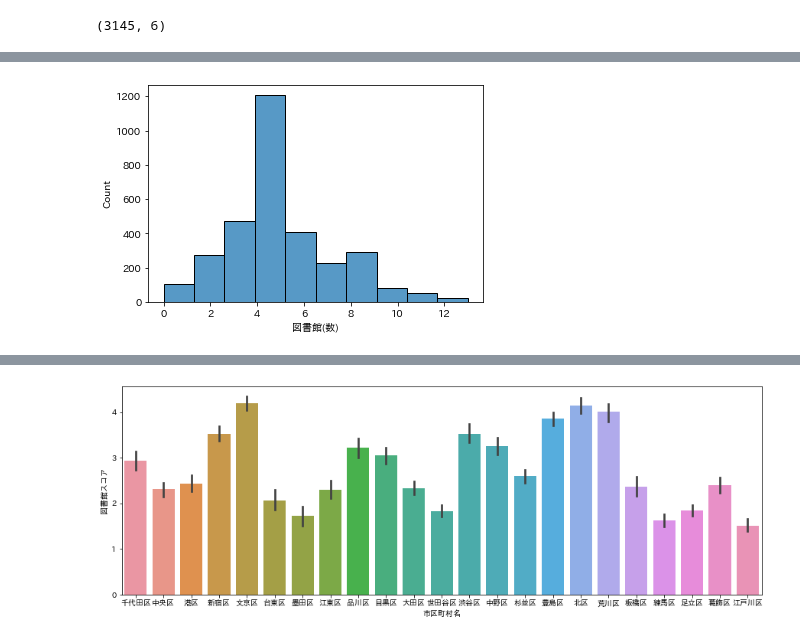
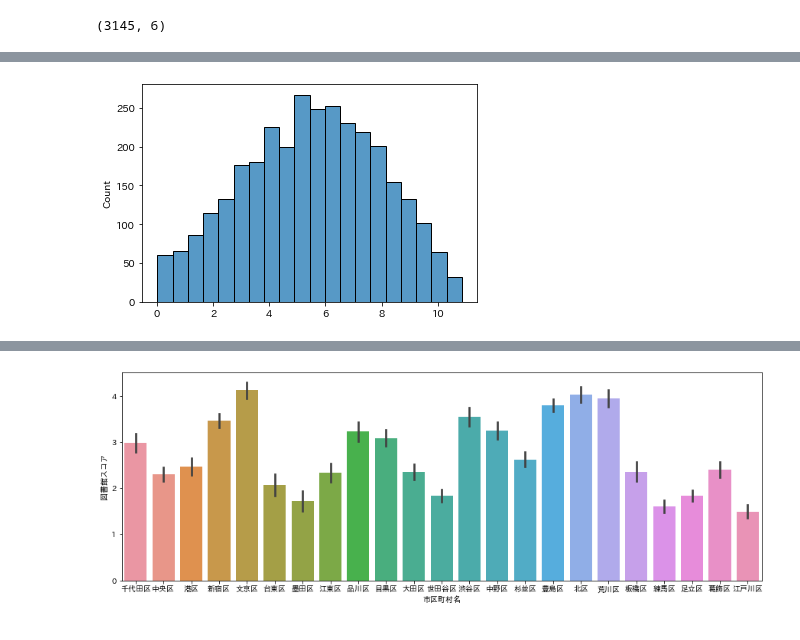
Before and after one commit to z-guard/analysis, a Jupyter notebook: notebooks/library.ipynb, the cells around one changed output, grey strips where cells are left out. Cells and saved outputs as stored; diff of their text form; code cells hidden in the pictures.

Commit message:
rank_score

```diff
--- a/notebooks/library.ipynb
+++ b/notebooks/library.ipynb
@@ -138,3 +135,11 @@ df_pop_master.head()
 | 2 | 101005 | 千代田区 | 丸の内 | 丸の内３丁目 | 35.676890 | 139.764039 | 1.000856 | 1.274480 | 4 |
 | 3 | 101007 | 千代田区 | 大手町 | 大手町１丁目 | 35.688067 | 139.764353 | 0.687988 | 1.136131 | 5 |
 | 4 | 101008 | 千代田区 | 大手町 | 大手町２丁目 | 35.686416 | 139.768530 | 0.772108 | 1.182786 | 6 |
+# %%
+score_name = '図書館スコア'
+feature_list = {
+    '図書館(最近傍距離)':   {'sort': -1, 'weight': 1},
+    '図書館(平均距離)':     {'sort': -1, 'weight': 0.7},
+    '図書館(数)':           {'sort': 1, 'weight': 0.5},
+}
+all_feature_list = list(feature_list.keys())
@@ -141,5 +168,13 @@ df_pop_master.head()
+# %%
+score_list = []
+for key, value in feature_list.items():
+    df_pop_master[f'{key}レベル'] = rank_score(df_pop_master[key] * value['sort'])
+    score_list.append(df_pop_master[f'{key}レベル'] * value['weight'])
+
+_tmp_score = pd.concat(score_list, axis=1).sum(axis=1, skipna=False)
+df_pop_master[score_name] = rank_score(_tmp_score)
 # %%
-sns.histplot(df_pop_master['図書館(数)'], bins=10)
+sns.histplot(_tmp_score, bins=20)
 plt.show()
 # %% [output]
-[figure, old version]
+[figure, new version]
```
Also changed, not shown: parts of 23 cells of this notebook.
